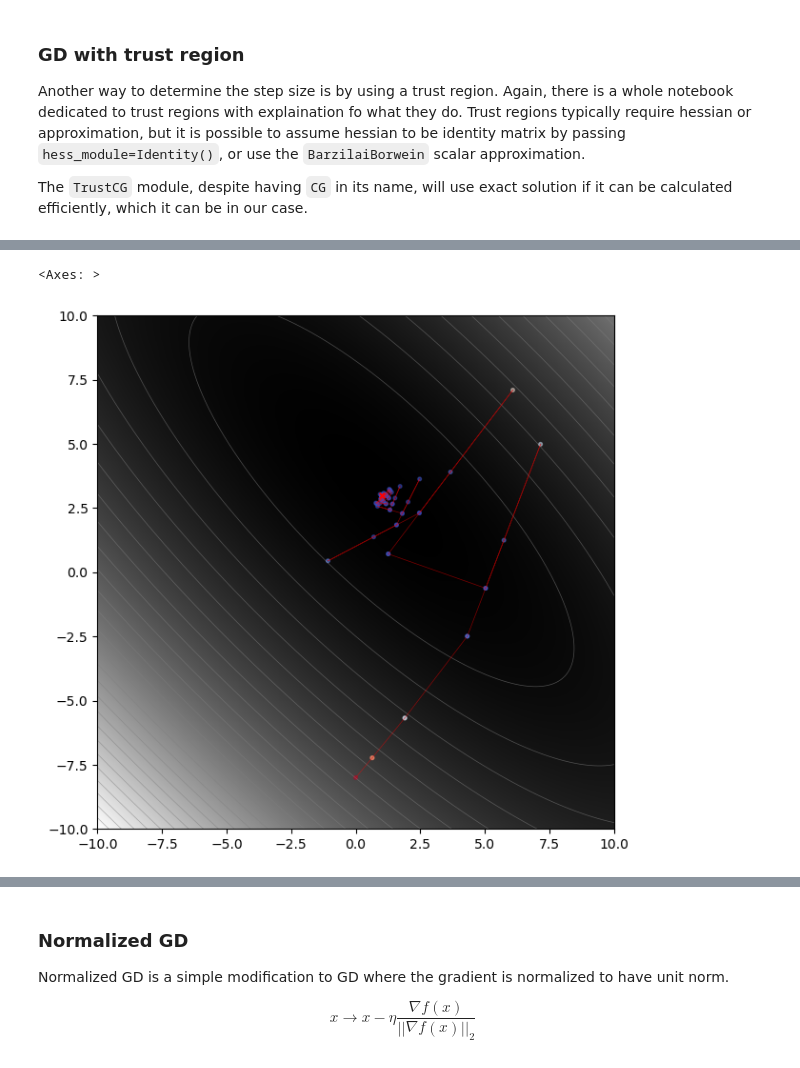
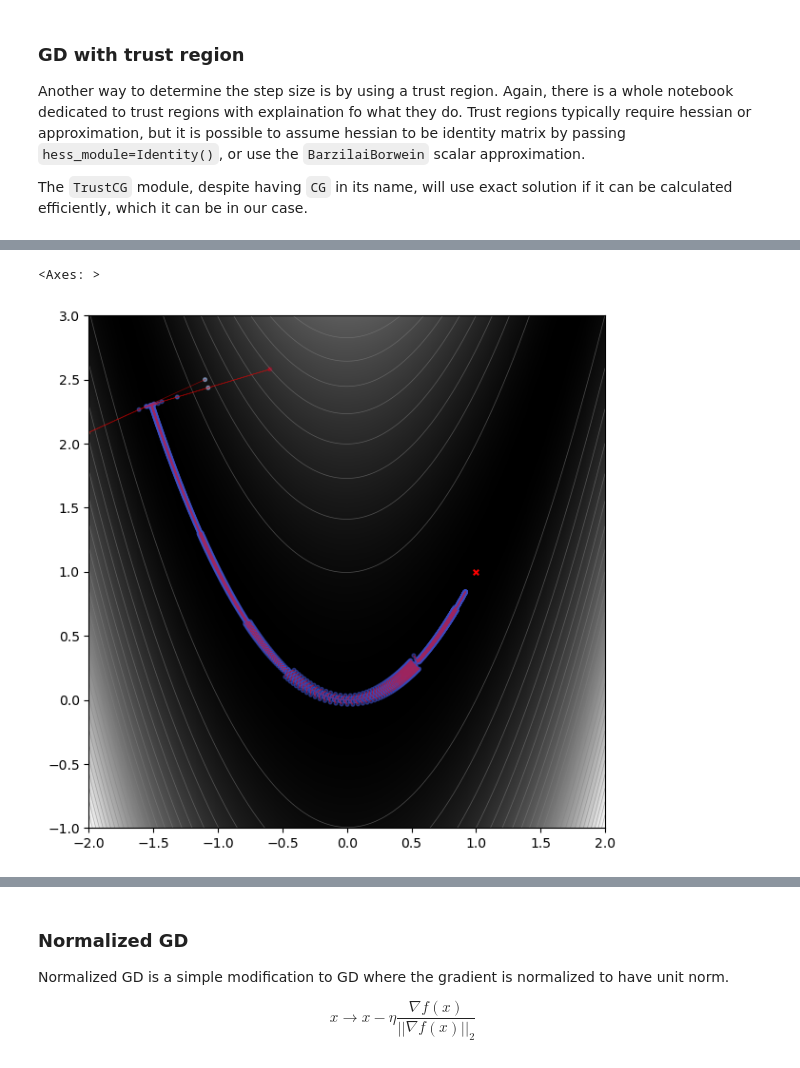
Before and after one commit to inikishev/torchzero, a Jupyter notebook: docs/examples/1. GD.ipynb, the cells around one changed output, grey strips where cells are left out. Saved outputs shown, nothing was run; the diff lists cells and outputs as text; code cells hidden in the pictures.

```diff
--- a/docs/examples/1. GD.ipynb
+++ b/docs/examples/1. GD.ipynb
@@ -99,8 +139,8 @@ Another way to determine the step size is by using a trust region. Again, there
 
 The `TrustCG` module, despite having `CG` in its name, will use exact solution if it can be calculated efficiently, which it can be in our case.
 # %%
-func = FunctionDescent('booth')
+func = FunctionDescent('rosen')
 optimizer = tz.Modular(func.parameters(), tz.m.TrustCG(hess_module=tz.m.Identity(), nplus=2, nminus=0.5))
-func.run(optimizer, max_steps=100)
+func.run(optimizer, max_steps=2000)
 func.plot()
 # %% [output]
@@ -108,2 +148,2 @@ finished in 0.5s., reached loss = 0
 <Axes: >
-[figure, old version]
+[figure, new version]
```
Also changed, not shown: parts of 10 cells of this notebook, 8 other files.
